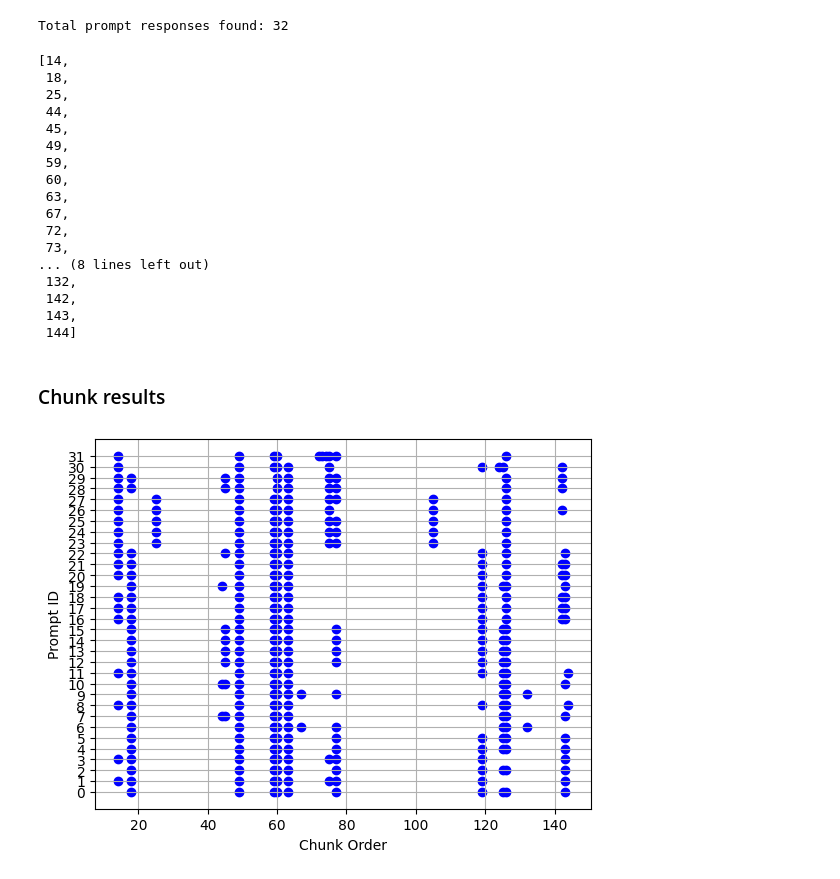
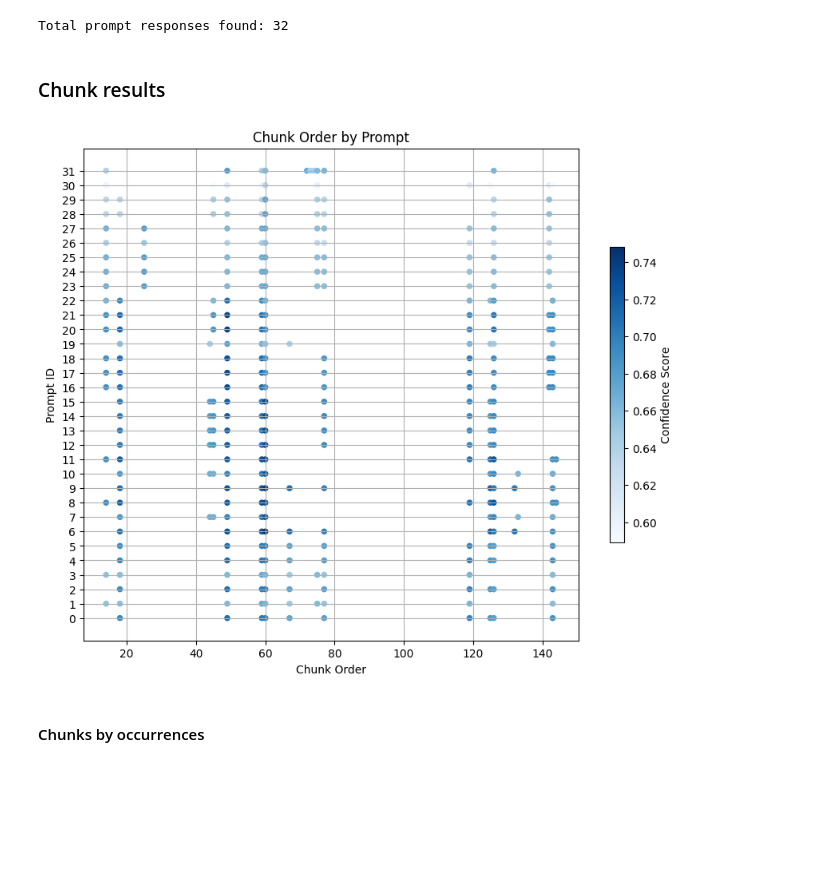
Before and after one commit to VCityTeam/PEPR-VDBI, a Jupyter notebook: data-integration/r2r_test_2.3.4_results.ipynb, the cells around one changed output. Drawn from its saved outputs; the diff is of its cells as text; code cells hidden in the pictures; blank space fills up the shorter version.

```diff
--- a/data-integration/r2r_test_2.3.4_results.ipynb
+++ b/data-integration/r2r_test_2.3.4_results.ipynb
@@ -175,7 +206,7 @@ for root, directories, files in os.walk(test_output_path):
         response_file_path = os.path.join(root, directory, "response.json")
         prompt_id = directory.split("_")[-1]
         if os.path.exists(response_file_path):
-            with open(response_file_path, 'r') as response_file:
+            with open(response_file_path, "r") as response_file:
                 response = json.load(response_file)
                 response["prompt_id"] = prompt_id
                 for key, value in response.get("metadata", {}).items():
@@ -183,7 +214,9 @@ for root, directories, files in os.walk(test_output_path):
                 for key, value in response.get("usage", {}).items():
                     response[key] = value
                 prompt_responses.append(response)
-                for result in response.get("search_results", {}).get("chunk_search_results", []):
+                for result in response.get("search_results", {}).get(
+                    "chunk_search_results", []
+                ):
                     result["prompt_id"] = prompt_id
                     for key, value in result.get("metadata", {}).items():
                         result[key] = value
@@ -195,37 +228,43 @@ print(f"Total prompt responses found: {len(prompt_responses)}")
 # chunk_search_results = np.array(chunk_search_results)
 # %% [output]
 Total prompt responses found: 32
-# %%
-sorted(list({result.get("chunk_order") for result in chunk_search_results}))
-# %% [output]
-[14,
- 18,
- 25,
- 44,
- 45,
- 49,
- 59,
- 60,
- 63,
- 67,
- 72,
- 73,
-... (8 lines left out)
- 132,
- 142,
- 143,
- 144]
 # %% [markdown]
 ### Chunk results
 # %%
 fig, ax = plt.subplots()
+x = []
+y = []
+z = []
 
-for result in sorted(chunk_search_results, key=lambda x: (int(x.get("prompt_id")), int(x.get("chunk_order")))):
-    ax.scatter(result.get("chunk_order"), result.get("prompt_id"), c='blue')
+for result in sorted(
+    chunk_search_results,
+    key=lambda x: (int(x.get("prompt_id")), int(x.get("chunk_order"))),
+):
+    x.append(result.get("chunk_order"))
+    y.append(result.get("prompt_id"))
+    z.append(result.get("score"))
 
-ax.set_ylabel('Prompt ID')
-ax.set_xlabel('Chunk Order')
+plt.title("Chunk Order by Prompt")
+fig.set_figwidth(10)
+fig.set_figheight(8)
+ax.set_ylabel("Prompt ID")
+ax.set_xlabel("Chunk Order")
+
+fig.colorbar(
+    ax.scatter(
+        x,
+        y,
+        20,
+        z,
+        cmap="Blues",
+    ),
+    ax=ax,
+    shrink=0.6,
+    label="Confidence Score",
+)
+
 ax.grid(True)
-plt.show()
 # %% [output]
-[figure, old version]
+[figure, new version]
+# %% [markdown]
+#### Chunks by occurrences
```
Also changed, not shown: parts of 14 cells of this notebook, 5 other files.
